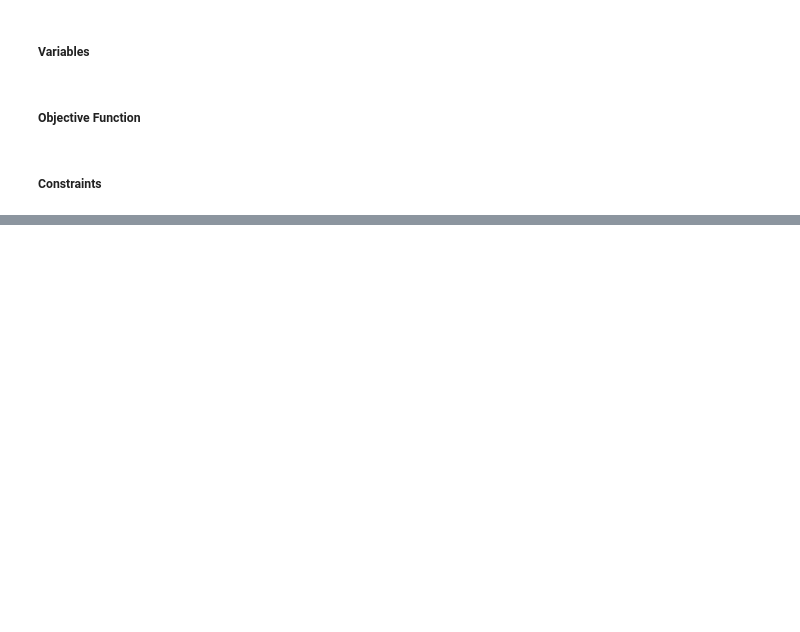
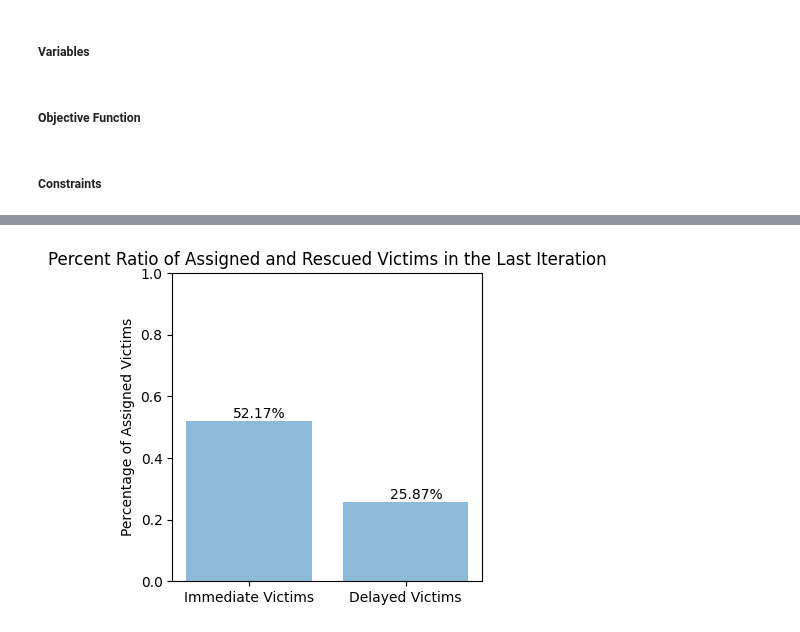
Before and after one commit to busra-ashak/INDR491-Victim-Allocation, a Jupyter notebook: INDR491_victim_allocation_better.ipynb, the cells around one changed output, grey strips where cells are left out. Cells and saved outputs as stored; diff of their text form; code cells hidden in the pictures; blank space fills up the shorter version.

```diff
--- a/INDR491_victim_allocation_better.ipynb
+++ b/INDR491_victim_allocation_better.ipynb
@@ -195,0 +215,16 @@ plt.show()
+# %%
+# Bar chart of the percentage of assigned immediate and delayed victims in the last iteration
+labels = 'Immediate Victims', 'Delayed Victims'
+sizes = [result[len(result)-1]['Assigned immediate']/K_list[len(result)-1], result[len(result)-1]['Assigned delayed']/L_list[len(result)-1]]
+y_pos = np.arange(len(labels))
+plt.bar(y_pos, sizes, align='center', alpha=0.5)
+for i in range(len(sizes)):
+    plt.text(x = y_pos[i]-0.1, y = sizes[i]+0.01, s = str(round(sizes[i]*100,2))+"%")
+axes = plt.gca()
+axes.set_ylim([0,1])
+plt.xticks(y_pos, labels)
+plt.ylabel('Percentage of Assigned Victims')
+plt.title('Percent Ratio of Assigned and Rescued Victims in the Last Iteration', wrap=True)
+plt.show()
+# %% [output]
+[figure, added]
```
Also changed, not shown: parts of 5 cells of this notebook.
